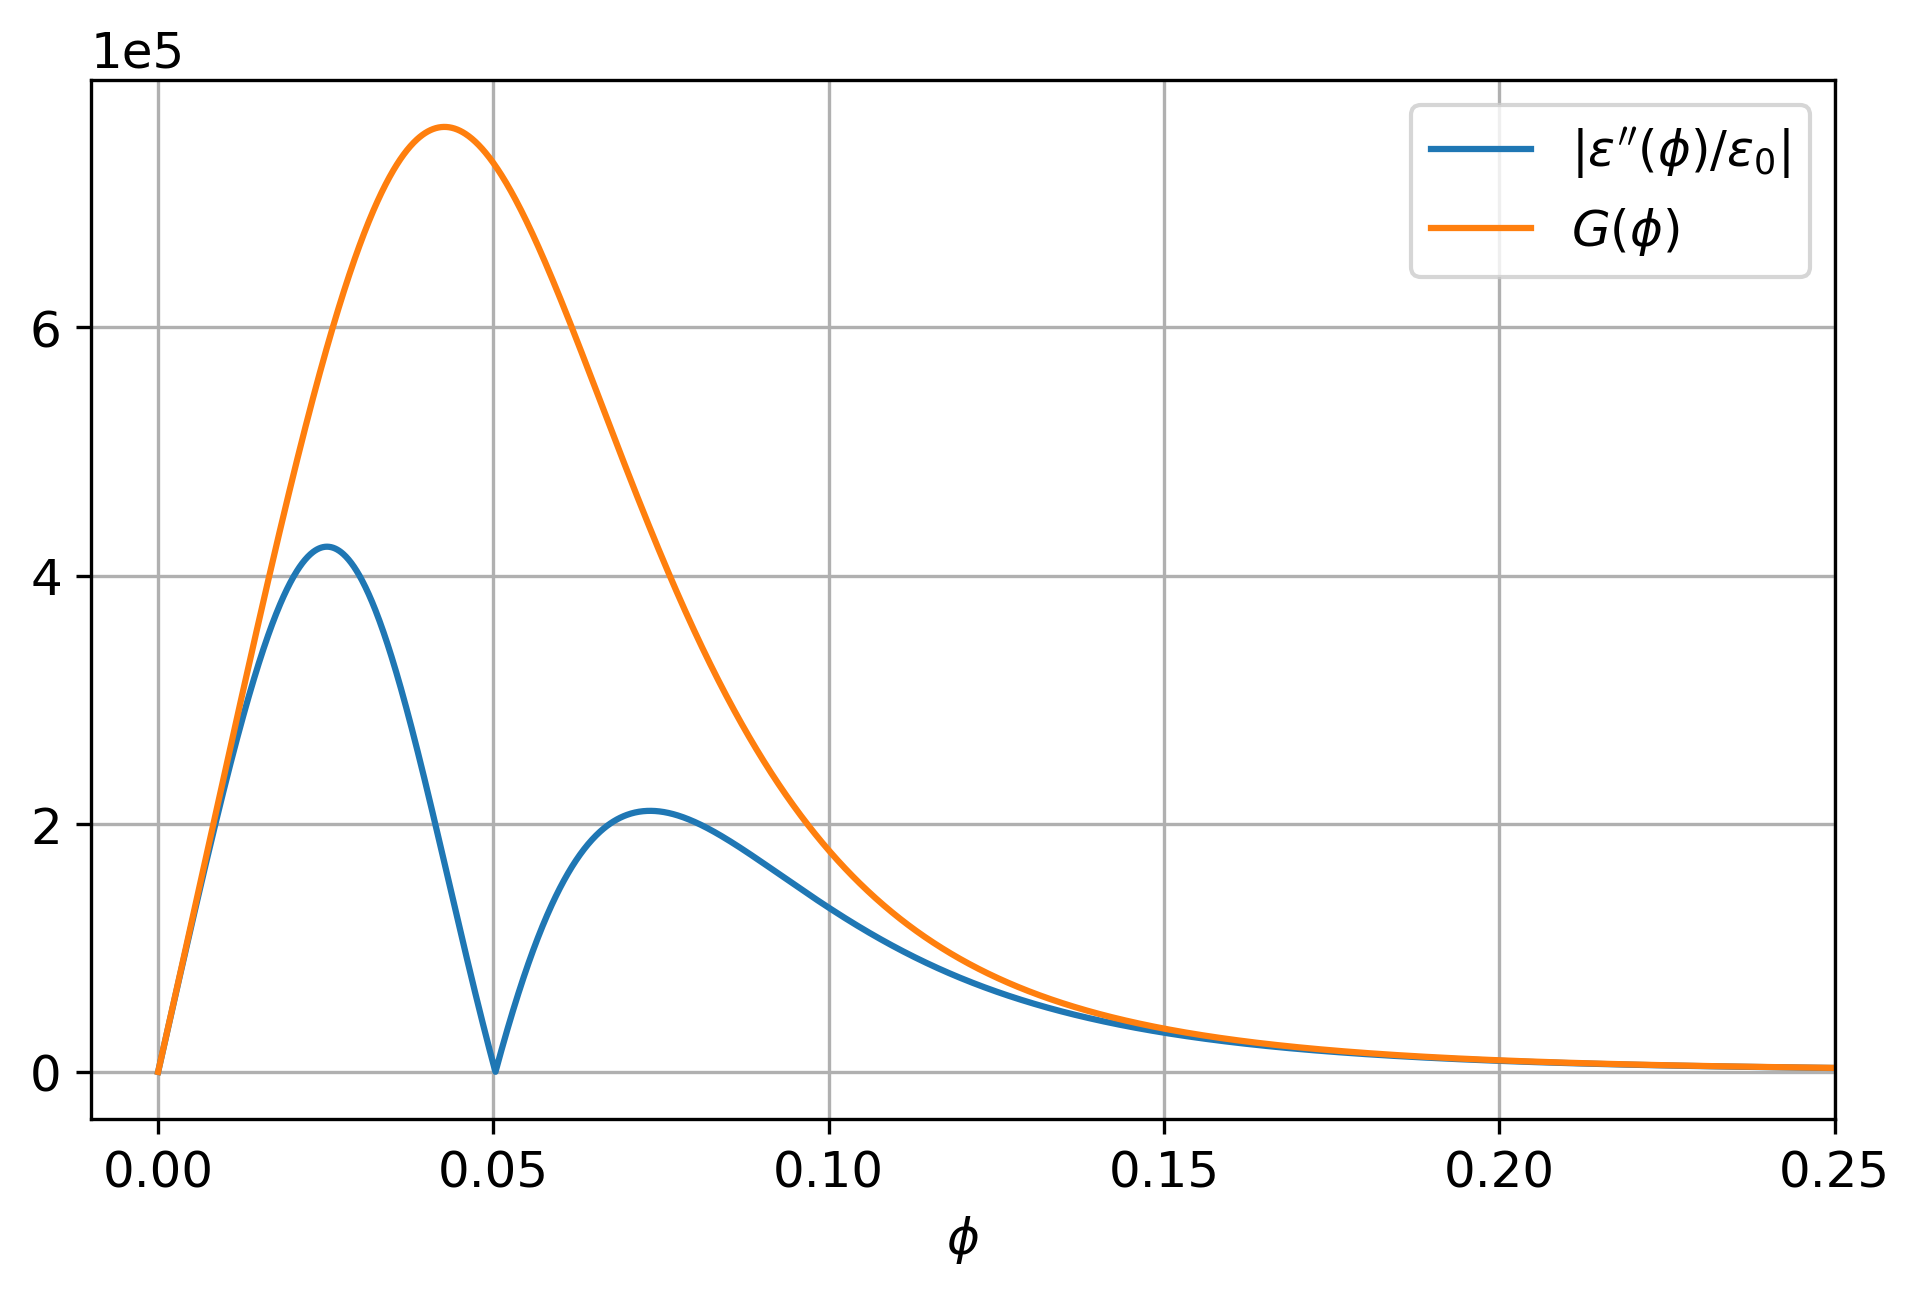
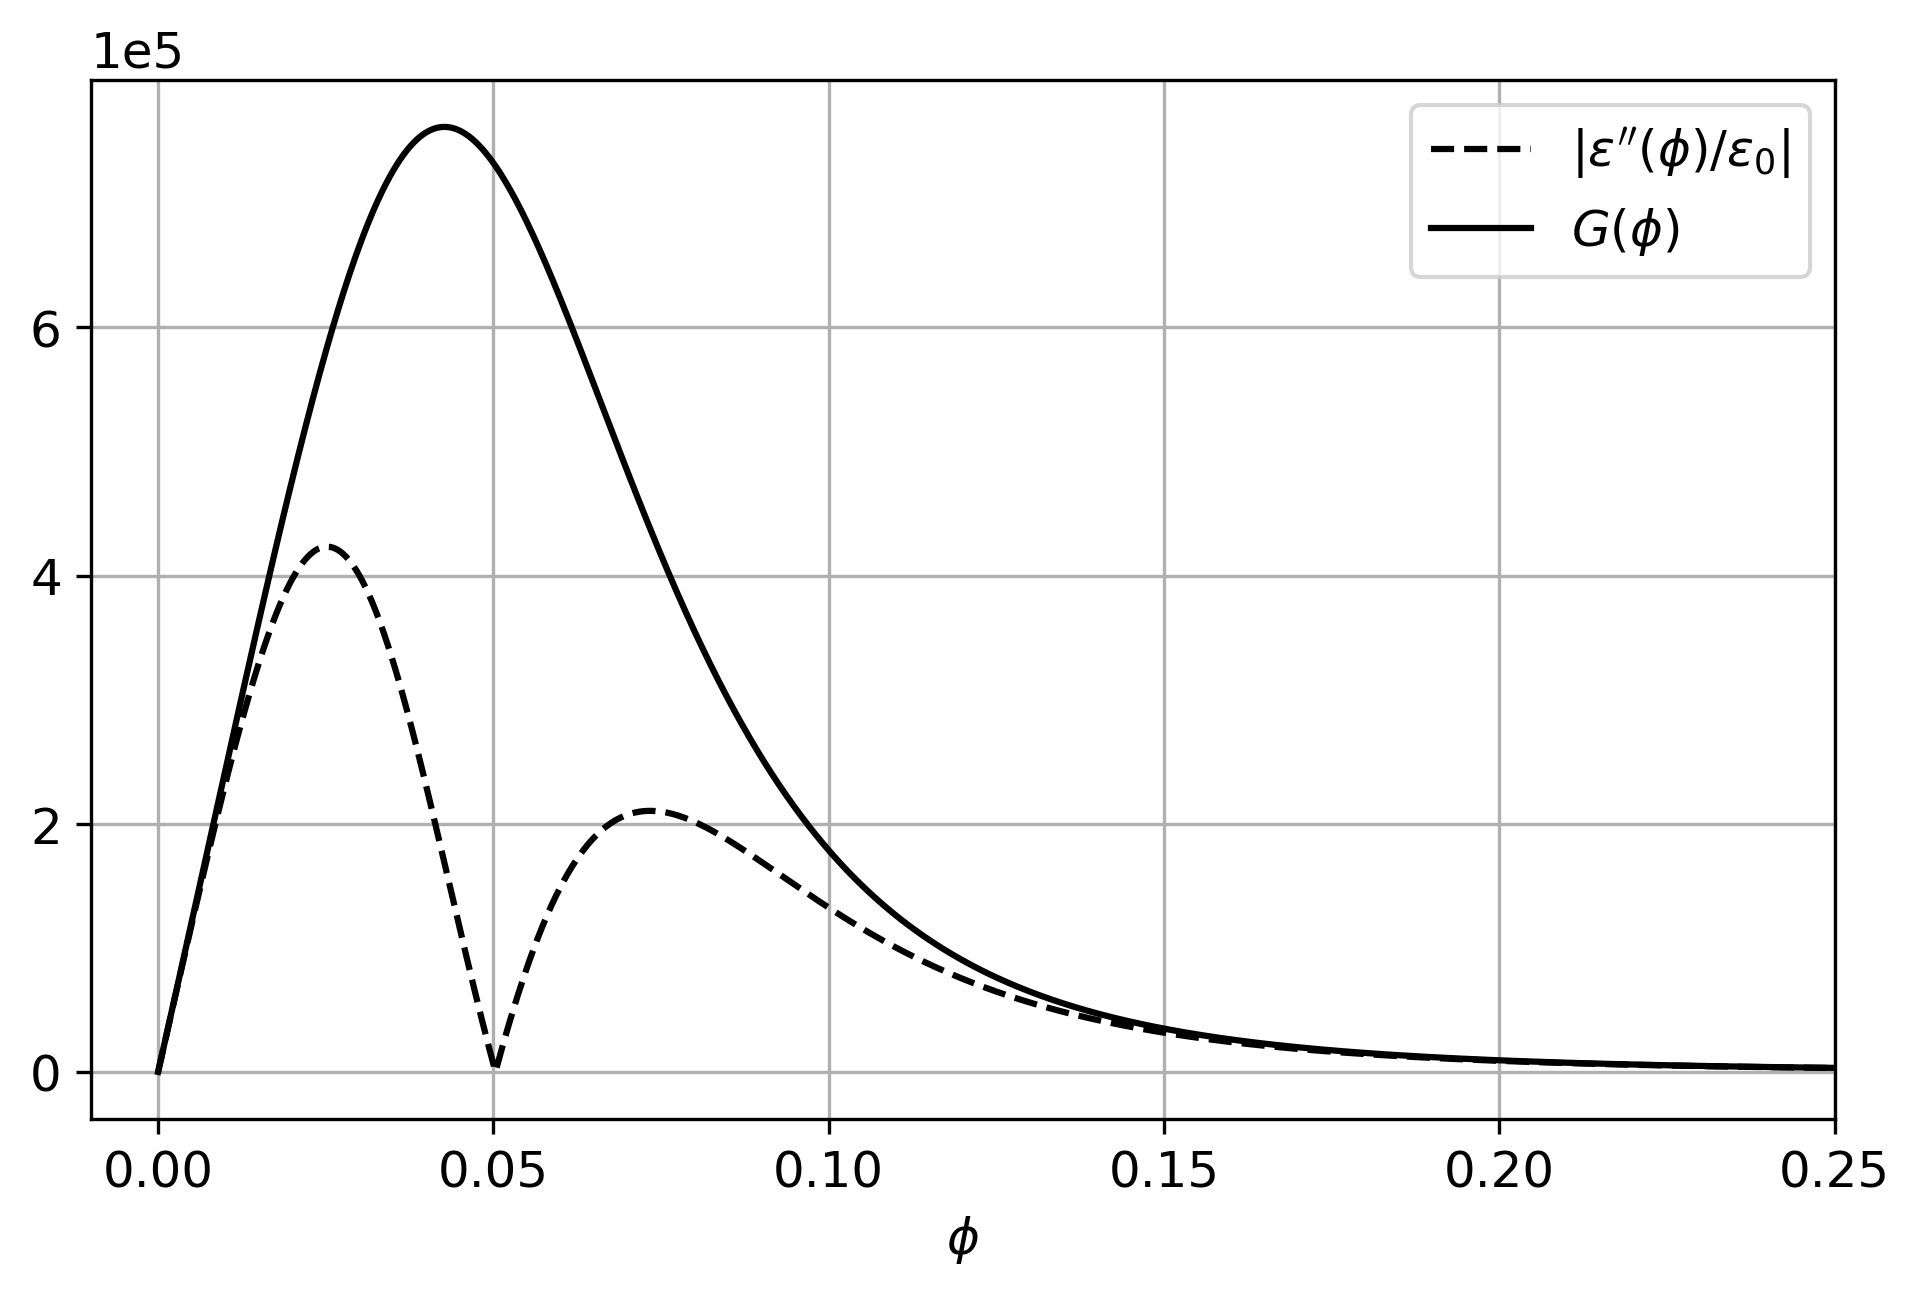
Unified diff of the notebook cell whose output changed from the first chart to the second:
--- before
+++ after
@@ -5,6 +5,6 @@
 plt.yticks(np.arange(4) * 2 * 10**5)
 plt.ticklabel_format(axis='y', style='sci', scilimits=(0,0))
-plt.plot(phis, np.abs(eps_phi_phi(phis)))
-plt.plot(phis, np.abs(G(phis)))
+plt.plot(phis, np.abs(eps_phi_phi(phis)), '--', color='black')
+plt.plot(phis, np.abs(G(phis)), color='black')
 plt.legend([r"$|\epsilon''(\phi) / \epsilon_0|$", r'$G(\phi)$'])
 plt.show()

Commit: Black and white figures and a recent correction file added for the adaptation article